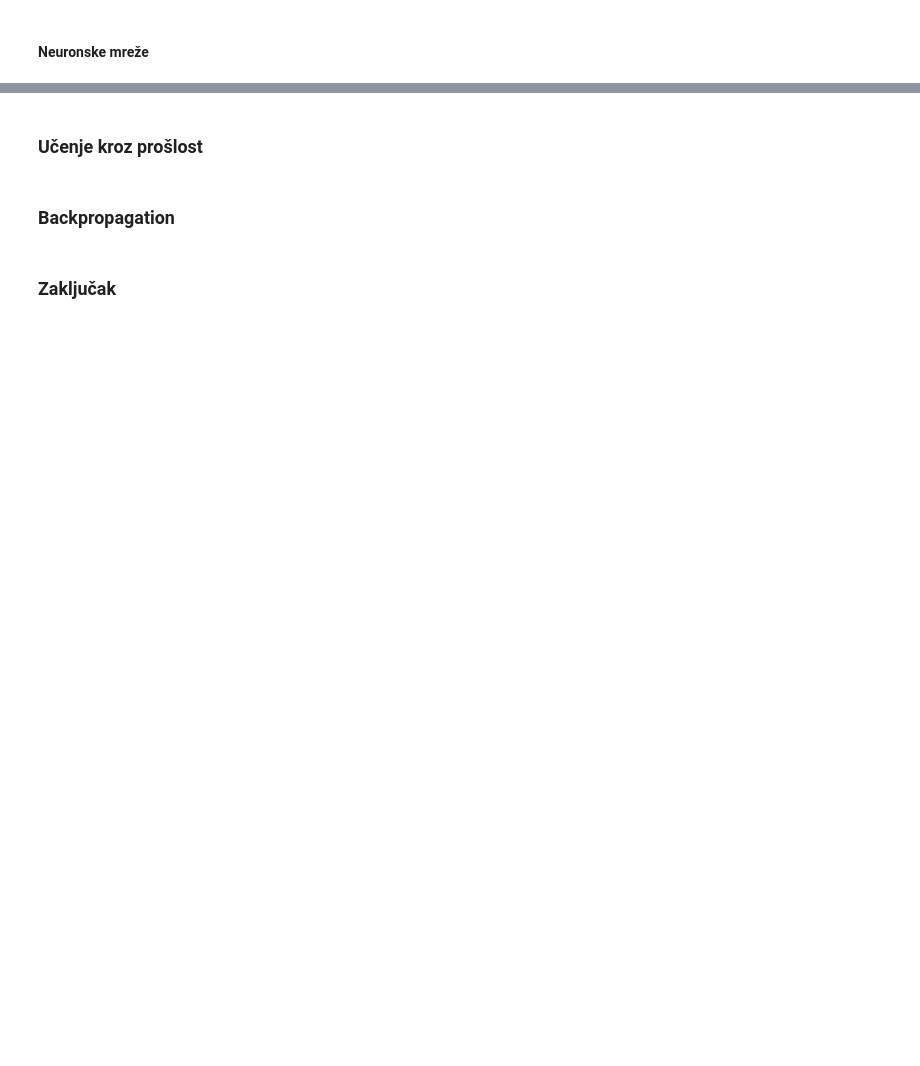
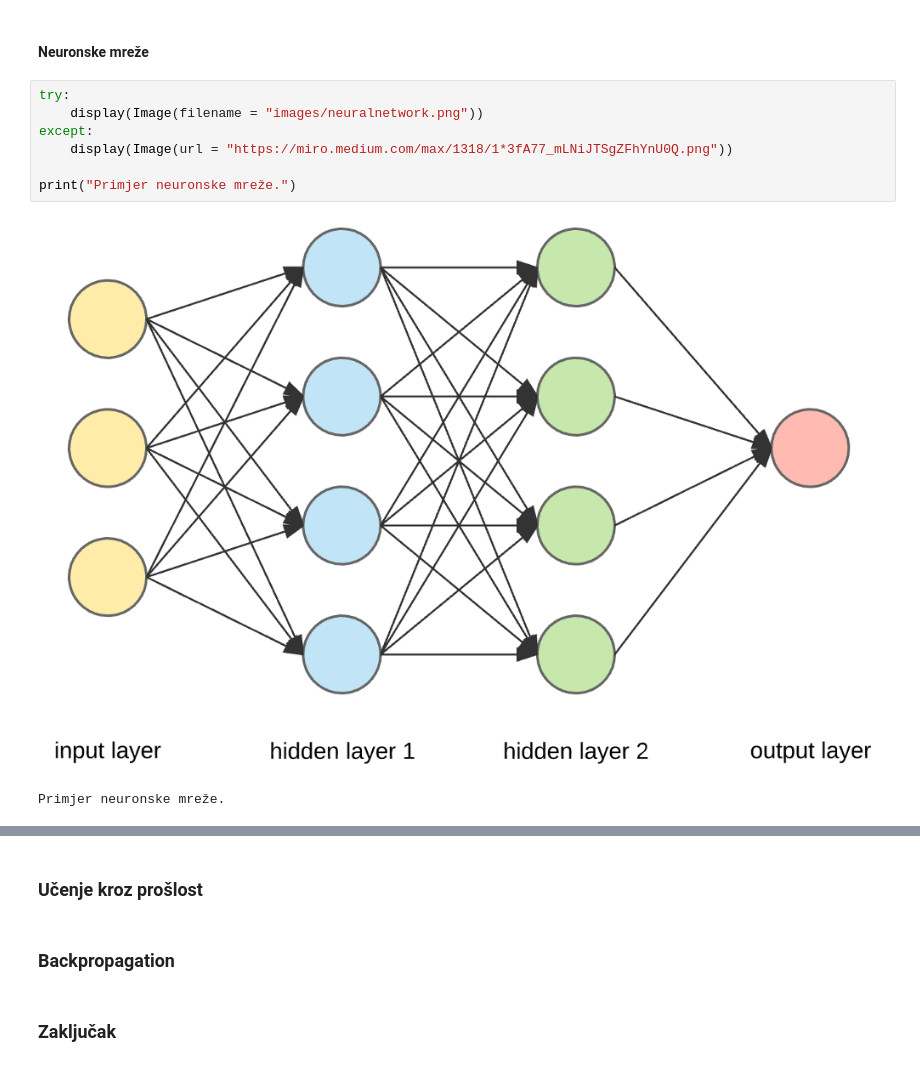
Before and after one commit to mperos/NeuralNet-Implementation, a Jupyter notebook: Backpropagation.ipynb, the cells around one changed output, grey strips where cells are left out. Drawn from its saved outputs; the diff is of its cells as text; blank space fills up the shorter version.

```diff
--- a/Backpropagation.ipynb
+++ b/Backpropagation.ipynb
@@ -79,2 +146,12 @@ Uzmimo kao primjer sigmoid aktivacijsku funkciju.
 # %% [markdown]
 #### Neuronske mreže <a name="nn"></a>
+# %%
+try:
+    display(Image(filename = "images/neuralnetwork.png"))
+except:
+    display(Image(url = "https://miro.medium.com/max/1318/1*3fA77_mLNiJTSgZFhYnU0Q.png"))
+
+print("Primjer neuronske mreže.")
+# %% [output]
+[figure, added]
+Primjer neuronske mreže.
```
Also changed, not shown: parts of 10 cells of this notebook, 1 other file.
